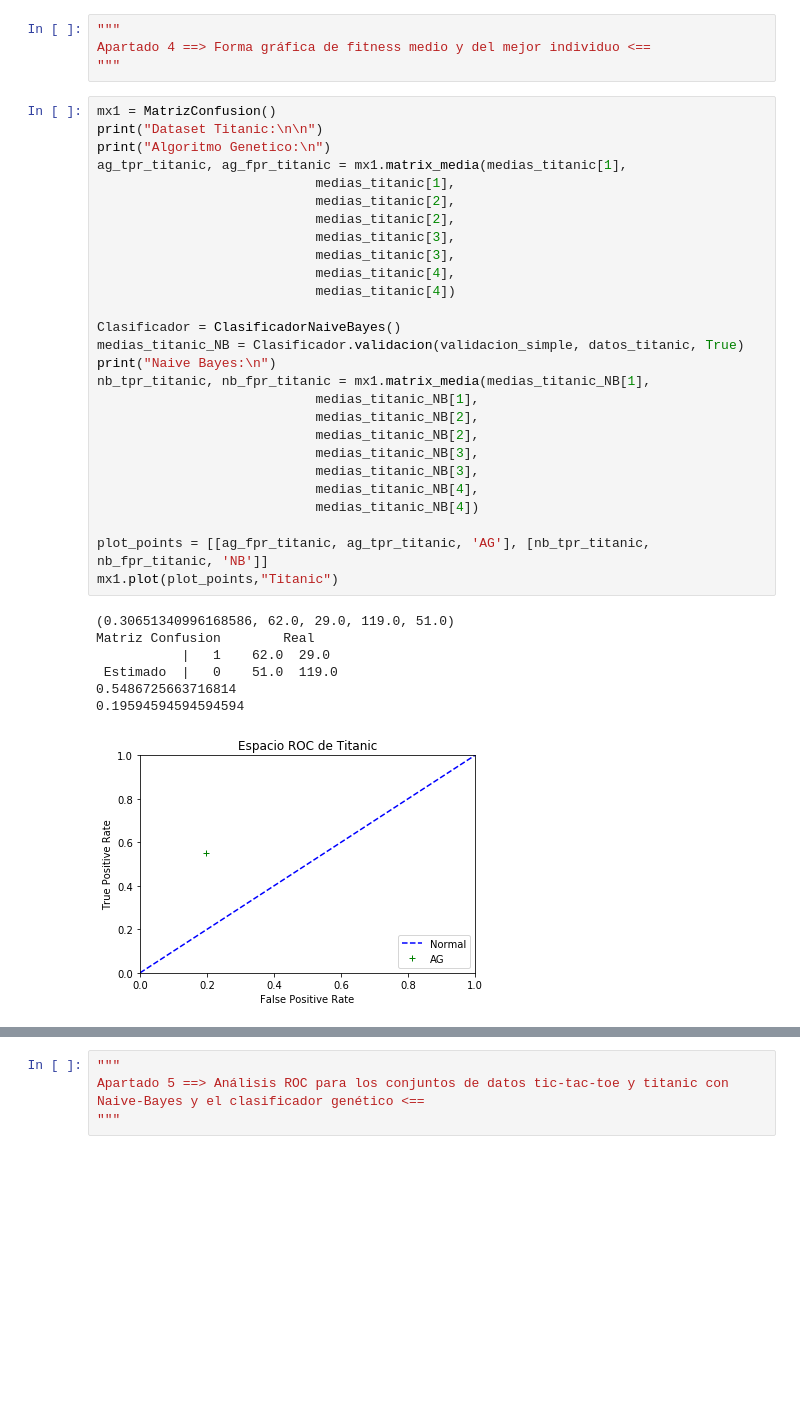
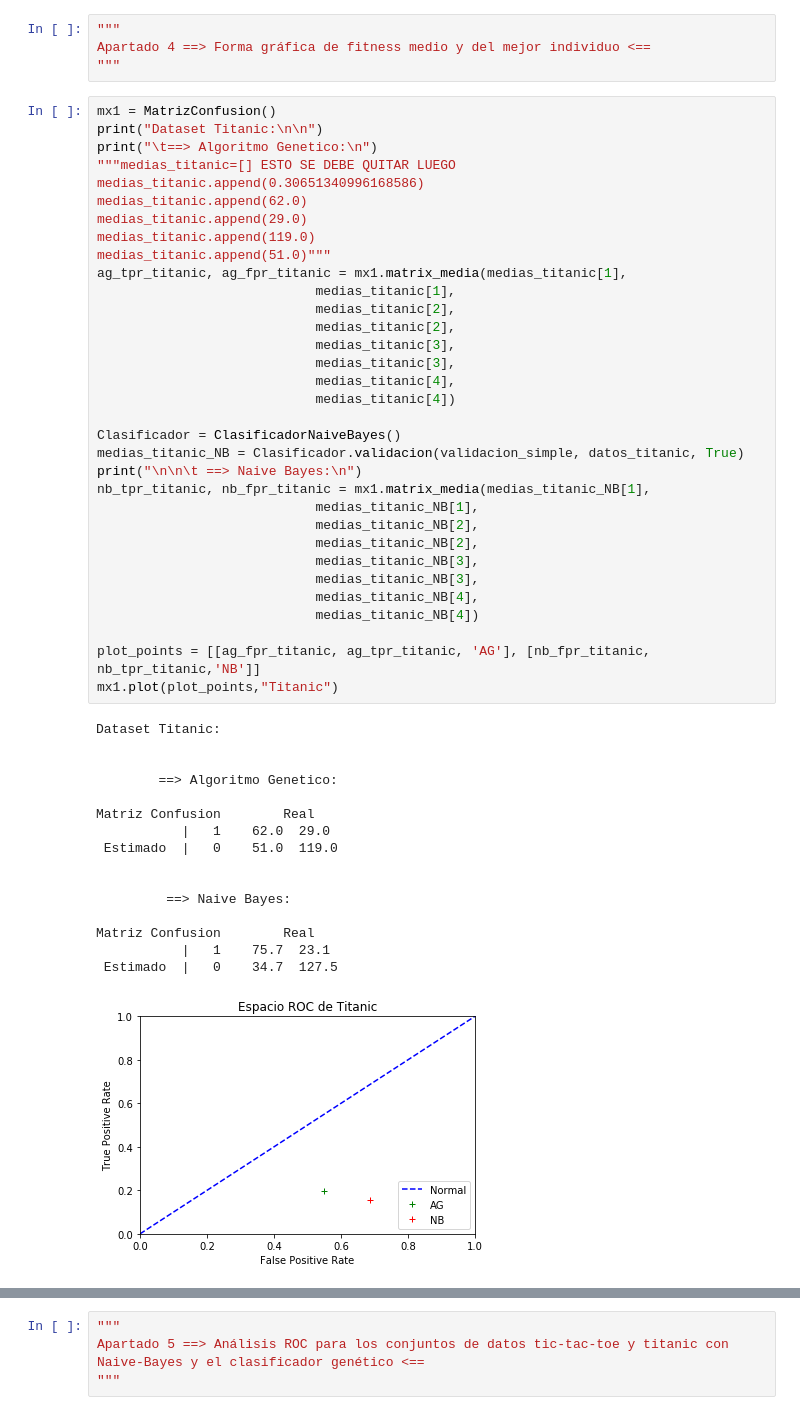
Before and after one commit to pelayo717/FAA_1462, a Jupyter notebook: P3/Notebook.ipynb, the cells around one changed output, grey strips where cells are left out. Saved outputs shown, nothing was run; the diff lists cells and outputs as text; blank space fills up the shorter version.

```diff
--- a/P3/Notebook.ipynb
+++ b/P3/Notebook.ipynb
@@ -468,38 +468,53 @@ Apartado 4 ==> Forma gráfica de fitness medio y del mejor individuo <==
 # %%
 mx1 = MatrizConfusion()
 print("Dataset Titanic:\n\n")
-print("Algoritmo Genetico:\n")
+print("\t==> Algoritmo Genetico:\n")
+"""medias_titanic=[] ESTO SE DEBE QUITAR LUEGO
+medias_titanic.append(0.30651340996168586)
+medias_titanic.append(62.0)
+medias_titanic.append(29.0)
+medias_titanic.append(119.0)
+medias_titanic.append(51.0)"""
 ag_tpr_titanic, ag_fpr_titanic = mx1.matrix_media(medias_titanic[1],
                             medias_titanic[1],
                             medias_titanic[2],
                             medias_titanic[2],
                             medias_titanic[3],
                             medias_titanic[3],
                             medias_titanic[4],
                             medias_titanic[4])
 
 Clasificador = ClasificadorNaiveBayes()
 medias_titanic_NB = Clasificador.validacion(validacion_simple, datos_titanic, True)
-print("Naive Bayes:\n")
+print("\n\n\t ==> Naive Bayes:\n")
 nb_tpr_titanic, nb_fpr_titanic = mx1.matrix_media(medias_titanic_NB[1],
                             medias_titanic_NB[1],
                             medias_titanic_NB[2],
                             medias_titanic_NB[2],
                             medias_titanic_NB[3],
                             medias_titanic_NB[3],
                             medias_titanic_NB[4],
                             medias_titanic_NB[4])
 
-plot_points = [[ag_fpr_titanic, ag_tpr_titanic, 'AG'], [nb_tpr_titanic, nb_fpr_titanic, 'NB']]
+plot_points = [[ag_fpr_titanic, ag_tpr_titanic, 'AG'], [nb_fpr_titanic, nb_tpr_titanic,'NB']]
 mx1.plot(plot_points,"Titanic")
 # %% [output]
-(0.30651340996168586, 62.0, 29.0, 119.0, 51.0)
+Dataset Titanic:
+
+
+        ==> Algoritmo Genetico:
+
 Matriz Confusion        Real
            |   1    62.0  29.0
  Estimado  |   0    51.0  119.0
-0.5486725663716814
-0.19594594594594594
+
+
+         ==> Naive Bayes:
+
+Matriz Confusion        Real
+           |   1    75.7  23.1
+ Estimado  |   0    34.7  127.5
-[figure, old version]
+[figure, new version]
 # %%
 mx1 = MatrizConfusion()
 print("Dataset Tit Tac Toe:\n\n")
```
Also changed, not shown: parts of 8 cells of this notebook.
